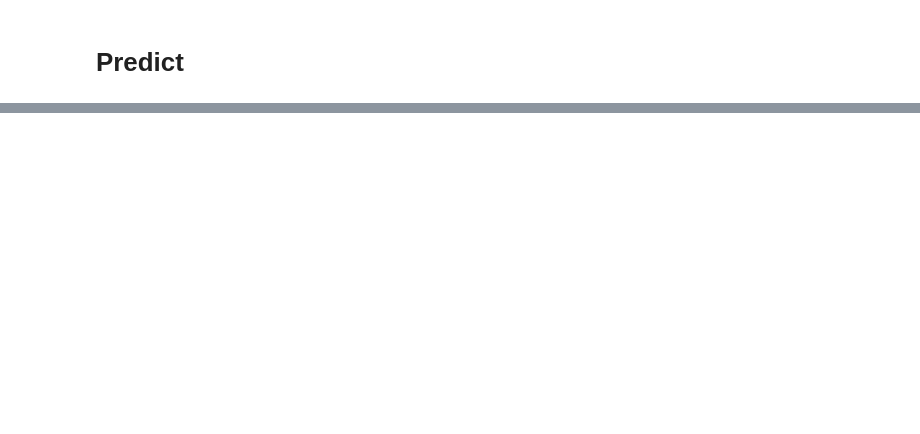
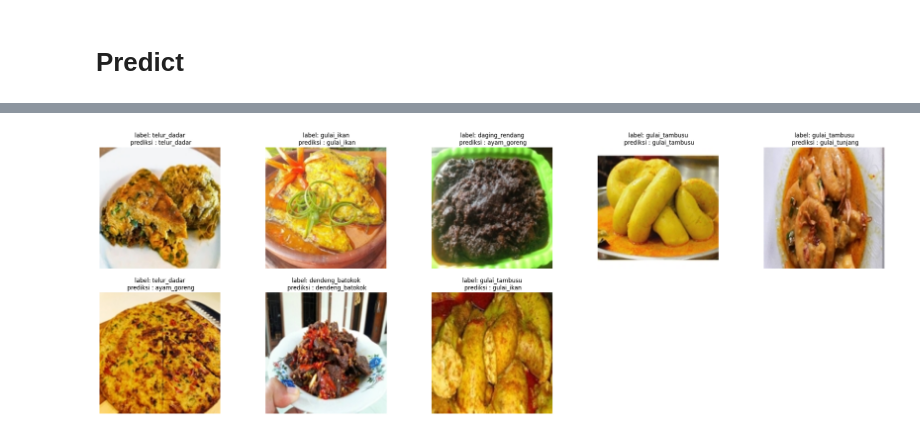
Before and after one commit to Al-Inayya/PA_KB, a Jupyter notebook: 4_IFC20_modeling.ipynb, the cells around one changed output, grey strips where cells are left out. Cells and saved outputs as stored; diff of their text form; code cells hidden in the pictures; blank space fills up the shorter version.

```diff
--- a/4_IFC20_modeling.ipynb
+++ b/4_IFC20_modeling.ipynb
@@ -164,0 +166,13 @@ for i in range(isi):
+# %%
+image ,label = next(iter(testing_generator))
+
+plt.figure(figsize=(30,10))
+for i in range(8) :
+    TrueLabel = labelsPred[np.argmax(label[i])]
+    plt.subplot(2,5,i+1)
+    plt.axis('off')
+    y_pred = np.argmax(model.predict(image[i][None,...],verbose=0))
+    plt.imshow(tf.squeeze(image[i]))
+    plt.title(f'label: {TrueLabel}\n prediksi : {labelsPred[y_pred]}')
+# %% [output]
+[figure, added]
```
Also changed, not shown: parts of 12 cells of this notebook.
